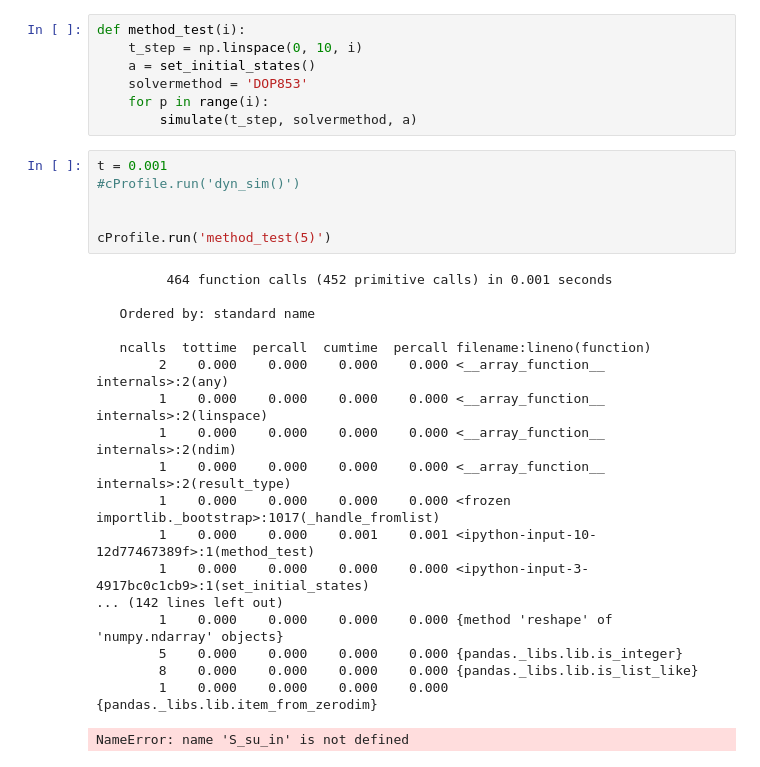
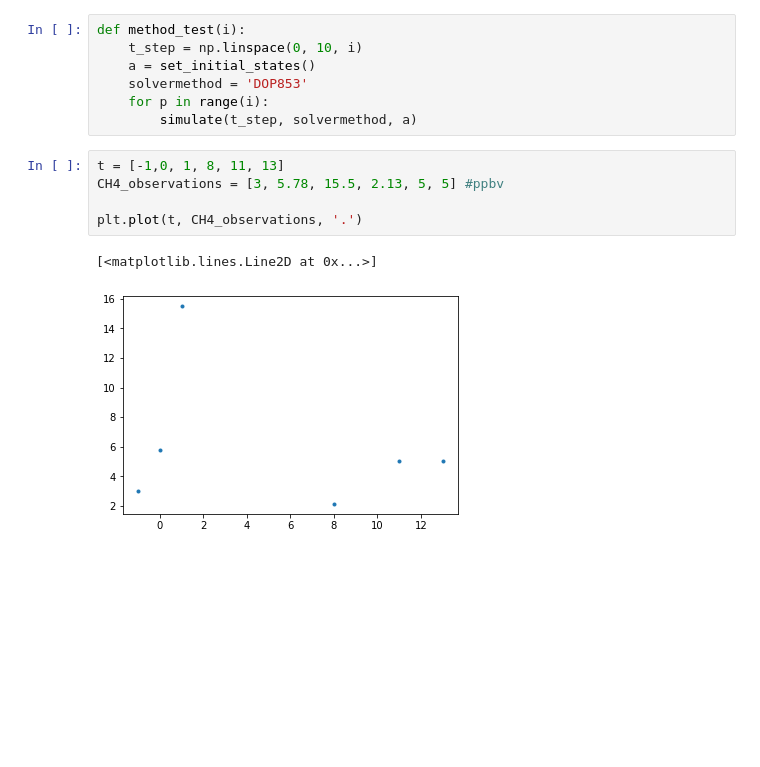
Before and after one commit to DylanDVerburg/ADM1_MRA, a Jupyter notebook: ADM1 opt.ipynb, the cells around one changed output. Drawn from its saved outputs; the diff is of its cells as text; blank space fills up the shorter version.

```diff
--- a/ADM1 opt.ipynb
+++ b/ADM1 opt.ipynb
@@ -536,28 +536,11 @@ def method_test(i):
     solvermethod = 'DOP853'
     for p in range(i):
         simulate(t_step, solvermethod, a)
-# %%
-t = 0.001
-#cProfile.run('dyn_sim()')
-
-
-cProfile.run('method_test(5)')
-# %% [output]
-         464 function calls (452 primitive calls) in 0.001 seconds
-
-   Ordered by: standard name
-
-   ncalls  tottime  percall  cumtime  percall filename:lineno(function)
-        2    0.000    0.000    0.000    0.000 <__array_function__ internals>:2(any)
-        1    0.000    0.000    0.000    0.000 <__array_function__ internals>:2(linspace)
-        1    0.000    0.000    0.000    0.000 <__array_function__ internals>:2(ndim)
-        1    0.000    0.000    0.000    0.000 <__array_function__ internals>:2(result_type)
-        1    0.000    0.000    0.000    0.000 <frozen importlib._bootstrap>:1017(_handle_fromlist)
-        1    0.000    0.000    0.001    0.001 <ipython-input-10-12d77467389f>:1(method_test)
-        1    0.000    0.000    0.000    0.000 <ipython-input-3-4917bc0c1cb9>:1(set_initial_states)
-... (142 lines left out)
-        1    0.000    0.000    0.000    0.000 {method 'reshape' of 'numpy.ndarray' objects}
-        5    0.000    0.000    0.000    0.000 {pandas._libs.lib.is_integer}
-        8    0.000    0.000    0.000    0.000 {pandas._libs.lib.is_list_like}
-        1    0.000    0.000    0.000    0.000 {pandas._libs.lib.item_from_zerodim}
-NameError: name 'S_su_in' is not defined
+# %%
+t = [-1,0, 1, 8, 11, 13]
+CH4_observations = [3, 5.78, 15.5, 2.13, 5, 5] #ppbv
+
+plt.plot(t, CH4_observations, '.')
+# %% [output]
+[<matplotlib.lines.Line2D at 0x...>]
+[figure, added]
```
